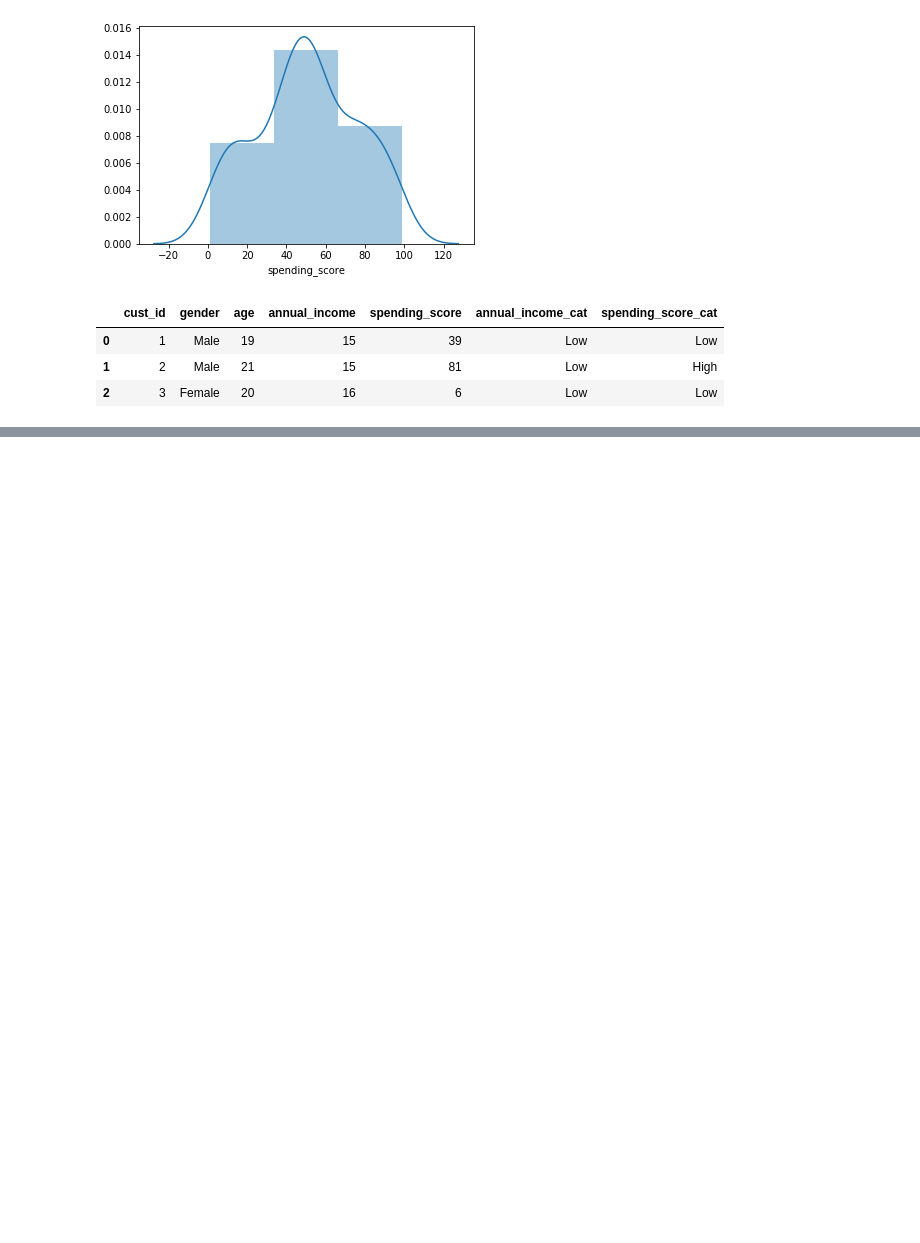
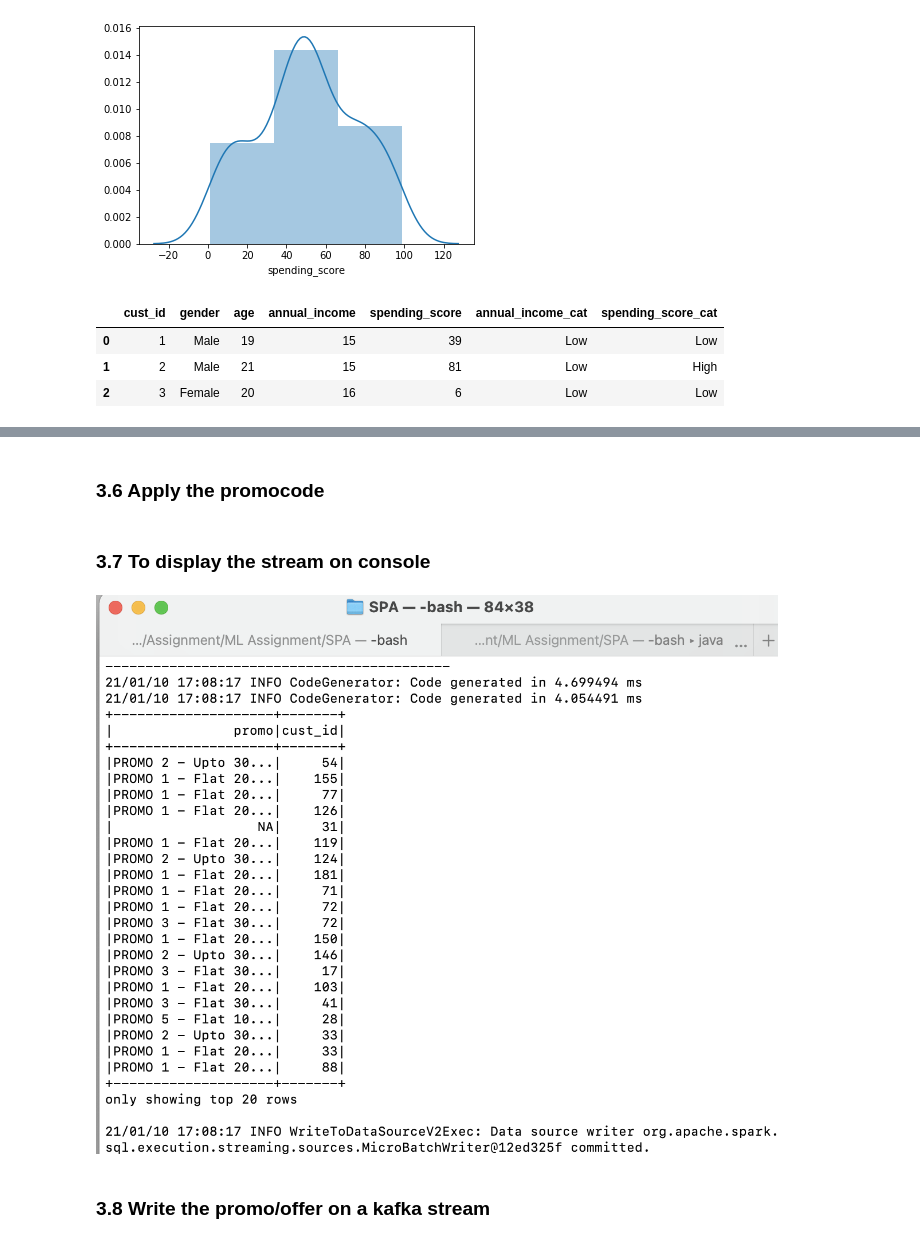
Before and after one commit to Data-Citadel/SPA-Assignment2, a Jupyter notebook: MyMallAnalytics.ipynb, the cells around one changed output, grey strips where cells are left out. Cells and saved outputs as stored; diff of their text form; code cells hidden in the pictures; blank space fills up the shorter version.

```diff
--- a/MyMallAnalytics.ipynb
+++ b/MyMallAnalytics.ipynb
@@ -61,0 +368,2 @@ cust_dim = spark.createDataFrame(cust_details)
+# %% [markdown]
+### 3.6 Apply the promocode
@@ -61,0 +379,2 @@ cust_dim = spark.createDataFrame(cust_details)
+# %% [markdown]
+### 3.7 To display the stream on console
@@ -61,0 +387,8 @@ cust_dim = spark.createDataFrame(cust_details)
+# %%
+# To display the sample output screenshot
+from IPython.display import Image
+Image(filename='Screenshot 2021-01-10 at 5.11.58 PM.png')
+# %% [output]
+[figure, added]
+# %% [markdown]
+### 3.8 Write the promo/offer on a kafka stream
```
Also changed, not shown: parts of 33 cells of this notebook, 6 other files.
